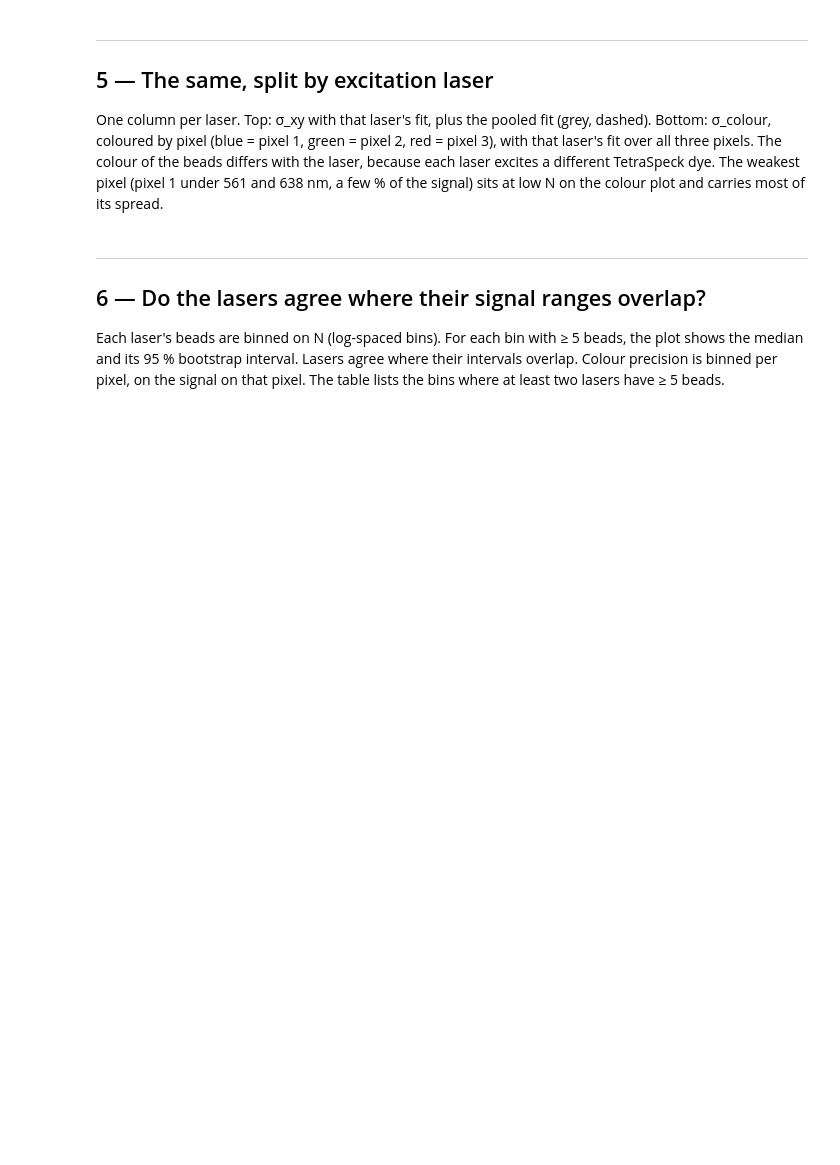
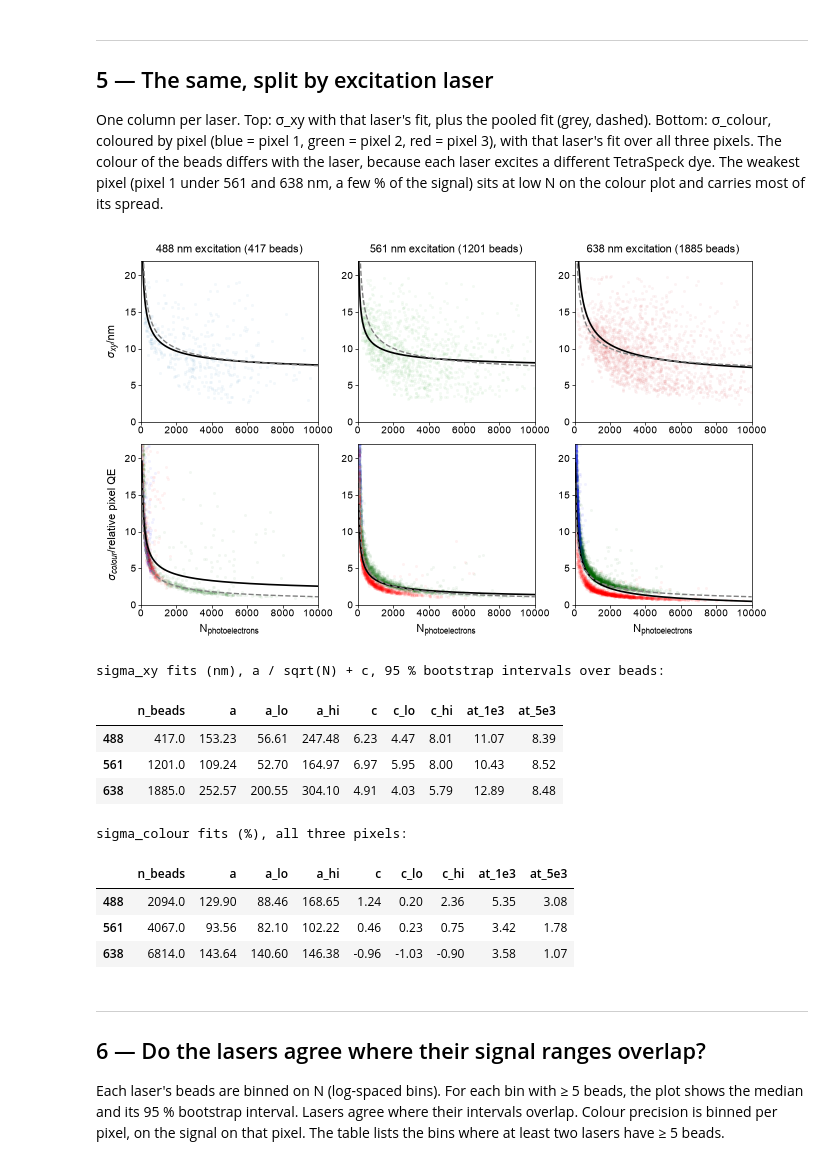
Before and after one commit to TheLeeLab/pyS3M, a Jupyter notebook: notebooks/figures/Figure_2d_TetraspeckPrecision.ipynb, the cells around one changed output. Saved outputs shown, nothing was run; the diff lists cells and outputs as text; code cells hidden in the pictures; blank space fills up the shorter version.

```diff
--- a/notebooks/figures/Figure_2d_TetraspeckPrecision.ipynb
+++ b/notebooks/figures/Figure_2d_TetraspeckPrecision.ipynb
@@ -247,35 +299,47 @@ laser_colour_fits = fit_table({l: (d["pe_px"], d["prec_pct"]) for l, d in colour
 
 alpha = 0.3 if FAST_MODE else 0.05
 fig, axs = plotter.two_column_plot(nrows=2, ncols=3, height=4.0)
 for j, laser in enumerate(bd.LASERS):
     a1, a2 = axs[0, j], axs[1, j]
     d = loc[loc["laser"] == laser]
     a1.scatter(d["pe"], d["sigma_xy"], s=20, lw=0, color=bd.LASER_COLOURS[laser], alpha=alpha,
                marker=".", rasterized=True)
     a1.plot(N_GRID, bd.power_law(N_GRID, *laser_loc_fits.loc[laser, ["a", "c"]]), color="k", lw=1.2)
     a1.plot(N_GRID, bd.power_law(N_GRID, *pooled_fits.loc["sigma_xy / nm", ["a", "c"]]),
             color="grey", lw=1, ls="--")
     a1.set_title(f"{laser} nm excitation ({len(d)} beads)")
     d = colour[colour["laser"] == laser]
     for ch, c in bd.CHANNEL_COLOURS.items():
         e = d[d["channel"] == ch]
         a2.scatter(e["pe_px"], e["prec_pct"], s=20, lw=0, color=c, alpha=alpha, marker=".", rasterized=True)
     a2.plot(N_GRID, bd.power_law(N_GRID, *laser_colour_fits.loc[laser, ["a", "c"]]), color="k", lw=1.2)
     a2.plot(N_GRID, bd.power_law(N_GRID, *pooled_fits.loc["sigma_colour / %", ["a", "c"]]),
             color="grey", lw=1, ls="--")
-    a2.set_xlabel("N / detected photoelectrons per frame")
+    a2.set_xlabel(r"N$_{\mathrm{photoelectrons}}$")
     for ax in (a1, a2):
         ax.set_xlim(0, bd.MAX_PE)
         ax.set_ylim(0, 22)
 axs[0, 0].set_ylabel(r"$\sigma_{xy}$/nm")
-axs[1, 0].set_ylabel(r"$\sigma_{colour}$/%")
+axs[1, 0].set_ylabel(r"$\sigma_{colour}$/relative pixel QE")
 plt.savefig(FIG_DIR / "Precision_Beads_by_excitation.svg", dpi=600, format="svg", bbox_inches="tight")
 plt.show()
 
 print("sigma_xy fits (nm), a / sqrt(N) + c, 95 % bootstrap intervals over beads:")
 display(laser_loc_fits.astype(float).round(2))
 print("sigma_colour fits (%), all three pixels:")
 display(laser_colour_fits.astype(float).round(2))
+# %% [output]
+[figure, added]
+sigma_xy fits (nm), a / sqrt(N) + c, 95 % bootstrap intervals over beads:
+|  | n_beads | a | a_lo | a_hi | c | c_lo | c_hi | at_1e3 | at_5e3 |
+| 488 | 417.0 | 153.23 | 56.61 | 247.48 | 6.23 | 4.47 | 8.01 | 11.07 | 8.39 |
+| 561 | 1201.0 | 109.24 | 52.70 | 164.97 | 6.97 | 5.95 | 8.00 | 10.43 | 8.52 |
+| 638 | 1885.0 | 252.57 | 200.55 | 304.10 | 4.91 | 4.03 | 5.79 | 12.89 | 8.48 |
+sigma_colour fits (%), all three pixels:
+|  | n_beads | a | a_lo | a_hi | c | c_lo | c_hi | at_1e3 | at_5e3 |
+| 488 | 2094.0 | 129.90 | 88.46 | 168.65 | 1.24 | 0.20 | 2.36 | 5.35 | 3.08 |
+| 561 | 4067.0 | 93.56 | 82.10 | 102.22 | 0.46 | 0.23 | 0.75 | 3.42 | 1.78 |
+| 638 | 6814.0 | 143.64 | 140.60 | 146.38 | -0.96 | -1.03 | -0.90 | 3.58 | 1.07 |
 # %% [markdown]
 ---
 ## 6 — Do the lasers agree where their signal ranges overlap?
```
Also changed, not shown: parts of 9 cells of this notebook, 1 other file.
